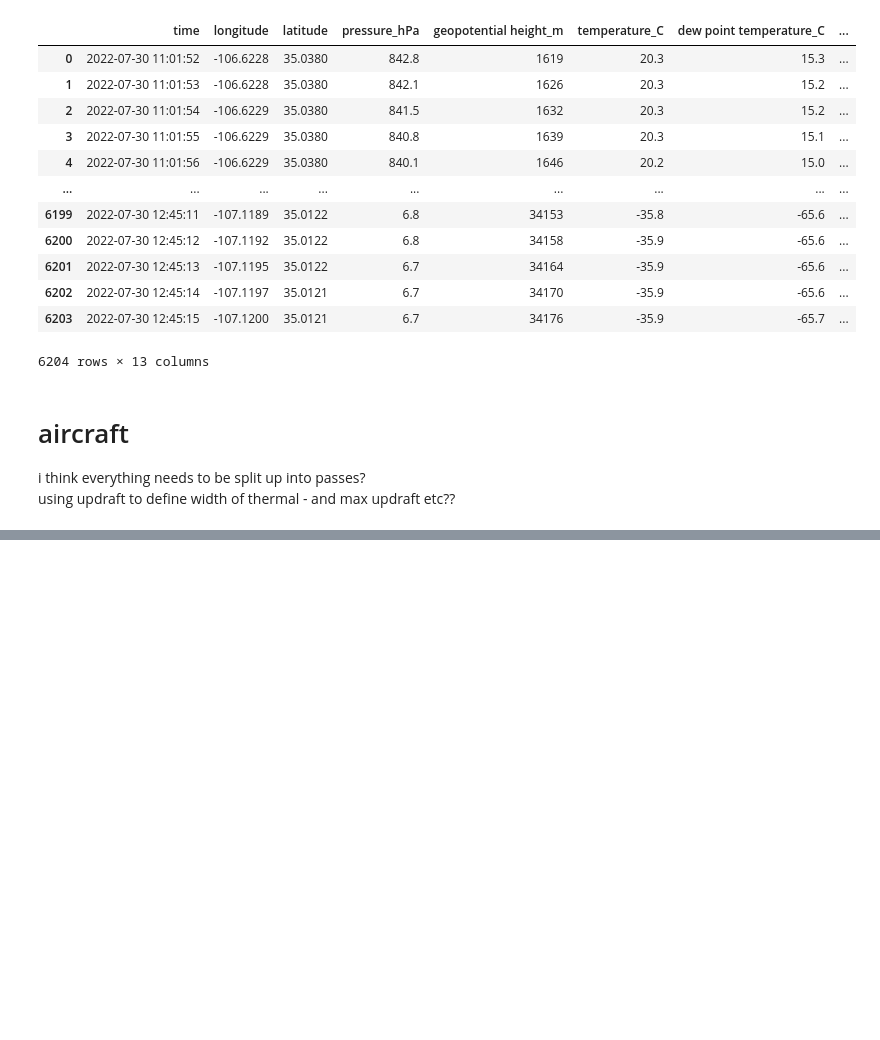
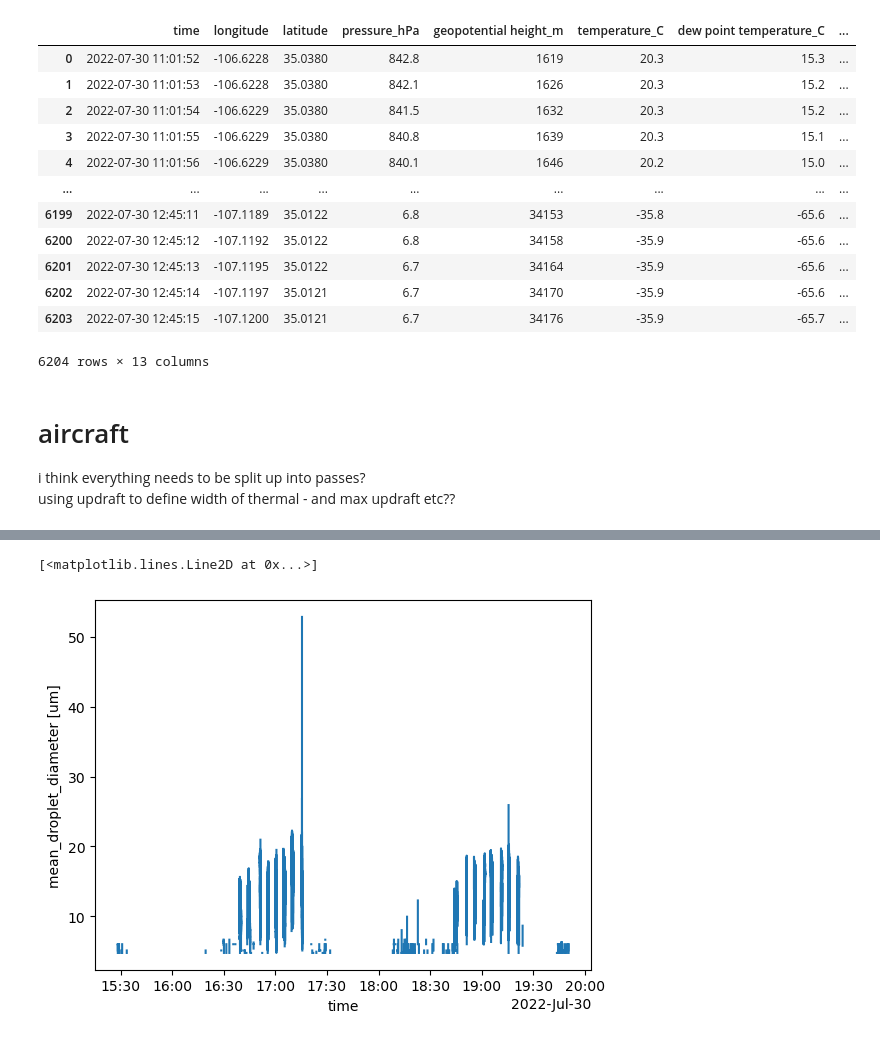
Before and after one commit to ezriri/simple-graupel-model, a Jupyter notebook: DCMEX_tuning.ipynb, the cells around one changed output, grey strips where cells are left out. Saved outputs shown, nothing was run; the diff lists cells and outputs as text; code cells hidden in the pictures; blank space fills up the shorter version.

```diff
--- a/DCMEX_tuning.ipynb
+++ b/DCMEX_tuning.ipynb
@@ -304,0 +1111,20 @@ Object `??` not found.
+# %%
+cdp_psd = make_cdp_psd_v2(date_dict, file_name = 'cloud_physics') # this has no averaging
+cdp_conc = make_cdp_conc(date_dict, file_name = 'cloud_physics') # this has no averaging
+
+
+combined_dic = {
+    'w_aimms': {'data': w, 'unit': w_unit, 'time': w['time'].values, 'colour': 'blue', 'label' : 'W aimms'},
+    'w_faam_1hz': {'data': faam_w, 'unit': faam_w_unit, 'time': faam_w['time'].values, 'colour': 'violet', 'label' : 'W faam 1hz'},
+    'w_faam_high': {'data': w_high_flat, 'unit': faam_w_unit_high, 'time': w_time_high, 'colour': 'coral', 'label' : 'W faam 32hz'},
+    'uv_wind_direction': {'data': uv_wind_direction, 'unit': uv_wind_direction.data.units, 'time': uv_wind_direction['time'].values, 'colour': 'seagreen', 'label' : 'UV Direction'},
+    'uv_wind_speed': {'data': uv_wind_speed, 'unit': uv_wind_speed.data.units, 'time': uv_wind_speed['time'].values, 'colour': 'navy', 'label' : 'UV Speed'},
+    'N_d_high': {'data': new_cdp_high_rate, 'unit': new_cdp_high_rate.attrs.get('units'), 'time': new_cdp_high_rate['time'].values, 'colour': 'gray', 'label' : 'N_d high rate'},
+    'alt_gin': {'data': alt, 'unit': alt_unit, 'time': alt['Time'].values, 'colour': 'tab:red', 'label' : 'Alt'},
+    'temp': {'data': temp_c, 'unit': temp_c_unit, 'time': temp_c['Time'].values, 'colour': 'tab:purple', 'label' : 'Temp'},
+    'mean_LWC': {'data': LWC, 'unit': LWC_unit, 'time': LWC['Time'].values, 'colour': 'crimson', 'label' : 'LWC 1hz'},
+    'mean_LWC_64hz': {'data': LWC_64hz, 'unit': LWC_unit_64hz, 'time': LWC_64hz['Time'].values, 'colour': 'purple', 'label' : 'LWC 64hz'},
+    'tas': {'data': tas, 'unit': tas_unit, 'time': tas['time'].values, 'colour': 'orange', 'label' : 'TAS'},
+    'tas_high': {'data': tas_flat, 'unit': tas_unit_high, 'time': tas_time_high, 'colour': 'darkorange', 'label' : 'TAS 32hz'},
+    'cdp_psd': {'data': cdp_psd, 'unit': cdp_psd.attrs.get('units'), 'time': cdp_psd['time'].values, 'colour': 'black', 'label' : 'CDP PSD'},
+    'cdp_conc': {'data': cdp_conc, 'unit': cdp_conc.attrs.get('units'), 'time': cdp_conc['time'].values, 'colour': 'black', 'label' : 'CDP Conc'}}
@@ -304,0 +1192,15 @@ Object `??` not found.
+# %%
+
+# Number mean droplet diameter
+mean_diameter = (
+    (cdp_psd * cdp_psd['bin']).sum(dim='bin')
+    / cdp_psd.sum(dim='bin')
+)
+
+mean_diameter.name = 'mean_droplet_diameter'
+mean_diameter.attrs['units'] = 'um'
+# %%
+mean_diameter.plot()
+# %% [output]
+[<matplotlib.lines.Line2D at 0x...>]
+[figure, added]
```
Also changed, not shown: parts of 41 cells of this notebook, 14 other files.
